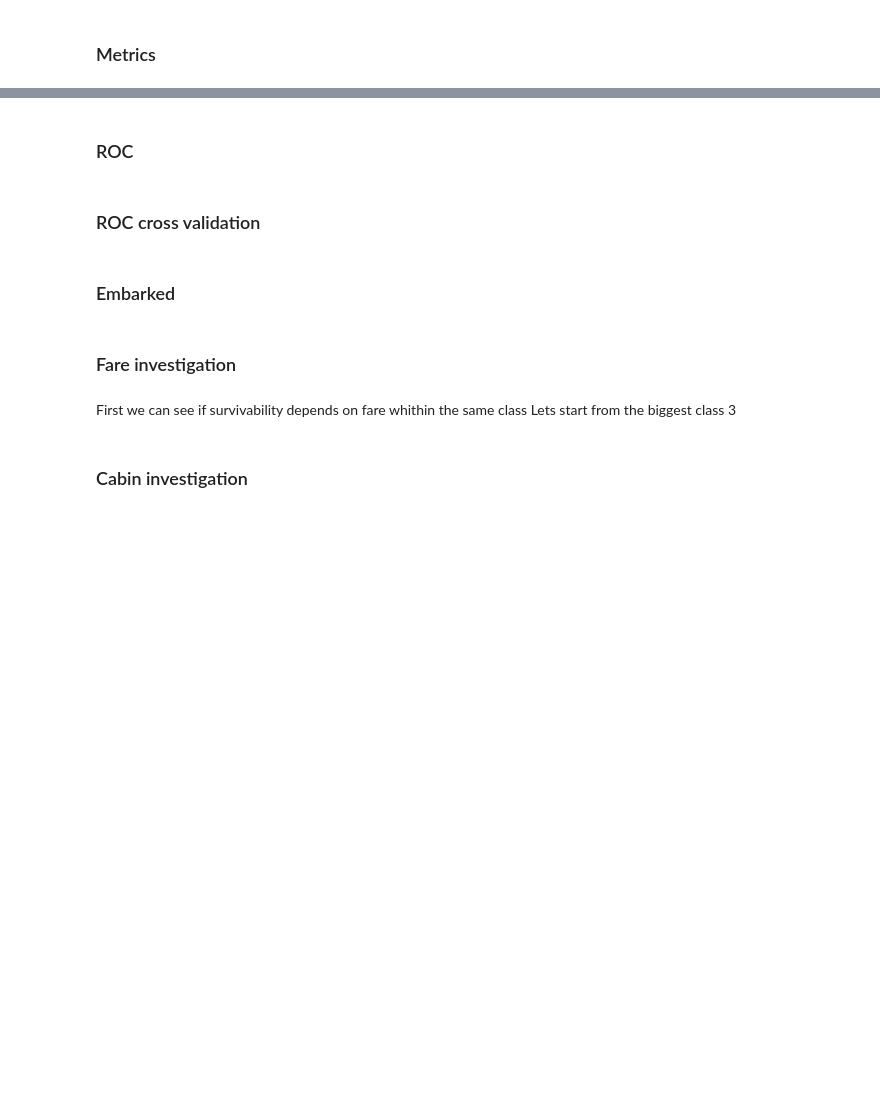
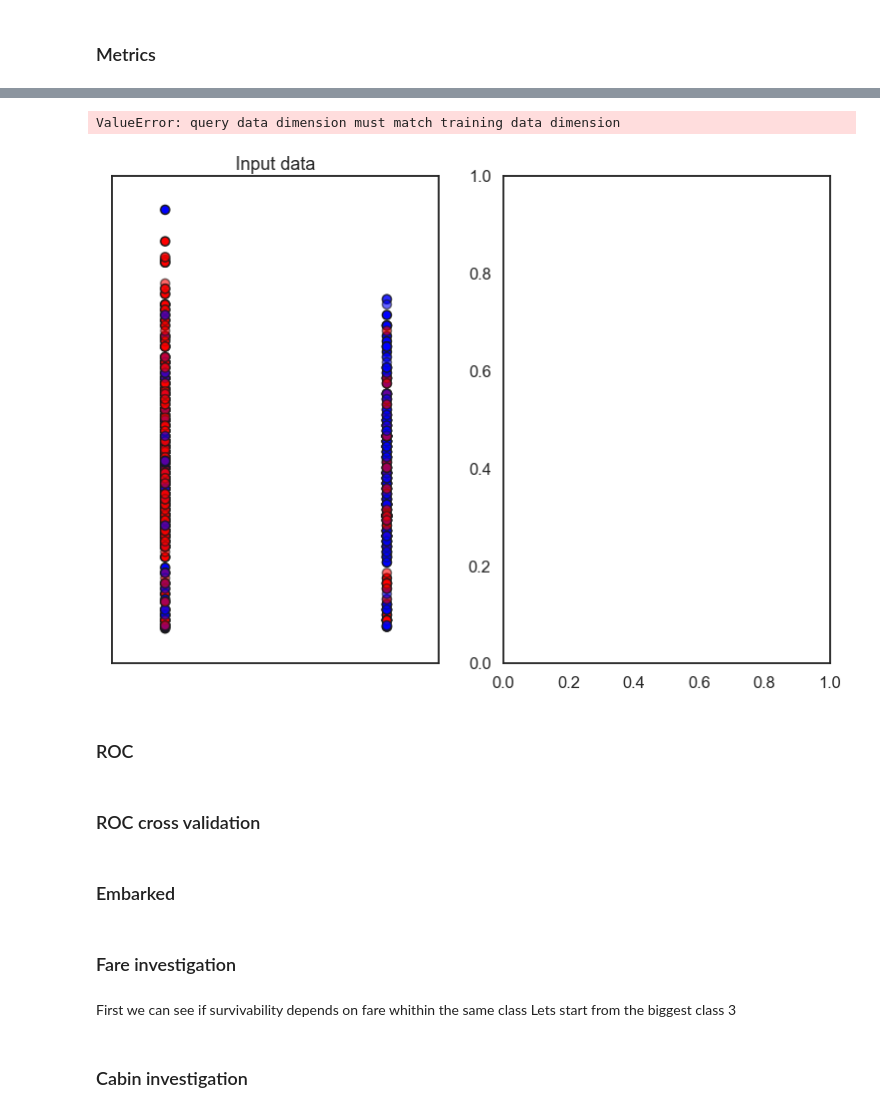
Before and after one commit to oddcard2/education, a Jupyter notebook: kaggle/Titanic/Titanic.ipynb, the cells around one changed output, grey strips where cells are left out. Saved outputs shown, nothing was run; the diff lists cells and outputs as text; code cells hidden in the pictures; blank space fills up the shorter version.

```diff
--- a/kaggle/Titanic/Titanic.ipynb
+++ b/kaggle/Titanic/Titanic.ipynb
@@ -850,16 +1266,18 @@ classifiers = [
     KNeighborsClassifier(3),
     SVC(kernel="linear", C=0.025),
     SVC(gamma=2, C=1),
-    GaussianProcessClassifier(1.0 * RBF(1.0)),
-    DecisionTreeClassifier(max_depth=5),
-    RandomForestClassifier(max_depth=5, n_estimators=10, max_features=1),
-    MLPClassifier(alpha=1),
-    AdaBoostClassifier(),
-    GaussianNB(),
-    QuadraticDiscriminantAnalysis()]
+    #GaussianProcessClassifier(1.0 * RBF(1.0)),
+    #DecisionTreeClassifier(max_depth=5),
+    #RandomForestClassifier(max_depth=5, n_estimators=10, max_features=1),
+    #MLPClassifier(alpha=1),
+    #AdaBoostClassifier(),
+    #GaussianNB(),
+    #QuadraticDiscriminantAnalysis()
+]
 
-X = cl3mens
-y = y_cl3mens
+X = train_features
+y = frame_train_y
+
 linearly_separable = (X, y)
 
 datasets = [
@@ -908,33 +1326,36 @@ for ds_cnt, ds in enumerate(datasets):
         # Plot the decision boundary. For that, we will assign a color to each
         # point in the mesh [x_min, x_max]x[y_min, y_max].
         if hasattr(clf, "decision_function"):
             Z = clf.decision_function(np.c_[xx.ravel(), yy.ravel()])
         else:
             Z = clf.predict_proba(np.c_[xx.ravel(), yy.ravel()])[:, 1]
 
         # Put the result into a color plot
         Z = Z.reshape(xx.shape)
         ax.contourf(xx, yy, Z, cmap=cm, alpha=.8)
 
         # Plot the training points
         ax.scatter(X_train[:, 0], X_train[:, 1], c=y_train, cmap=cm_bright,
                    edgecolors='k')
         # Plot the testing points
         ax.scatter(X_test[:, 0], X_test[:, 1], c=y_test, cmap=cm_bright,
                    edgecolors='k', alpha=0.6)
 
         ax.set_xlim(xx.min(), xx.max())
         ax.set_ylim(yy.min(), yy.max())
         ax.set_xticks(())
         ax.set_yticks(())
         if ds_cnt == 0:
             ax.set_title(name)
         ax.text(xx.max() - .3, yy.min() + .3, ('%.2f' % score).lstrip('0'),
                 size=15, horizontalalignment='right')
         i += 1
 
 plt.tight_layout()
 plt.show()
+# %% [output]
+ValueError: query data dimension must match training data dimension
+[figure, added]
 # %% [markdown]
 ### ROC
 # %%
```
Also changed, not shown: parts of 36 cells of this notebook.
